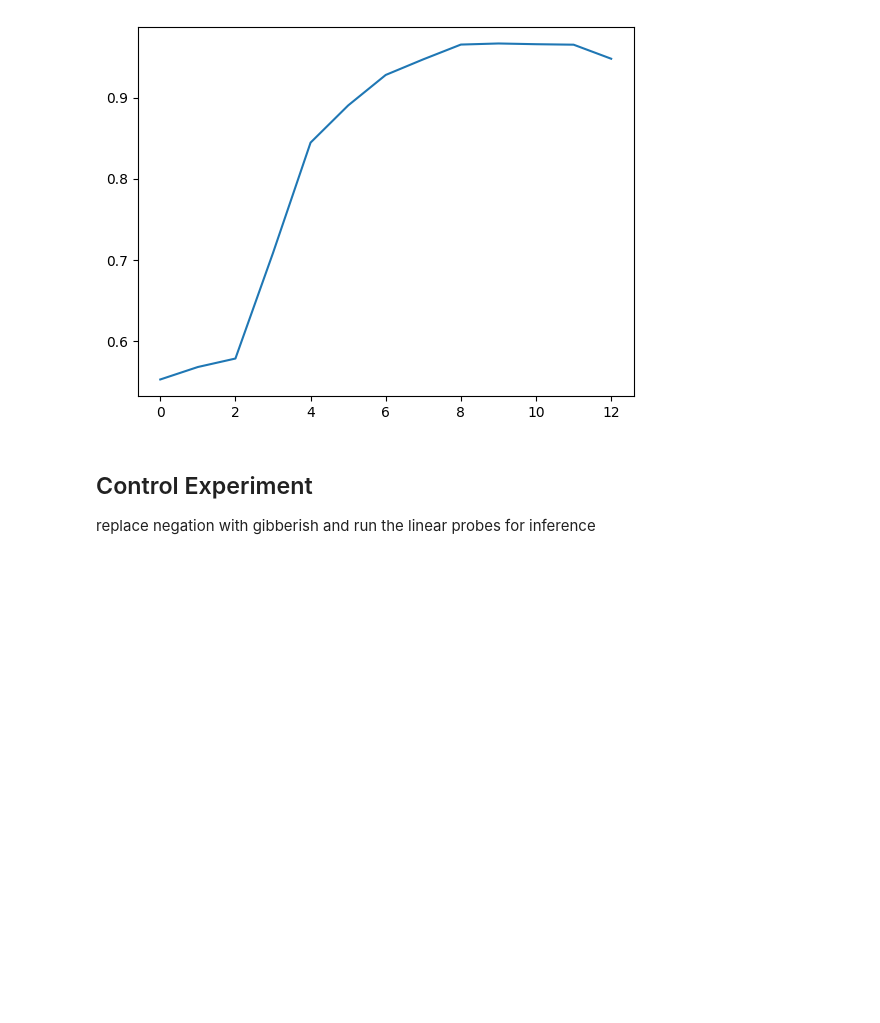
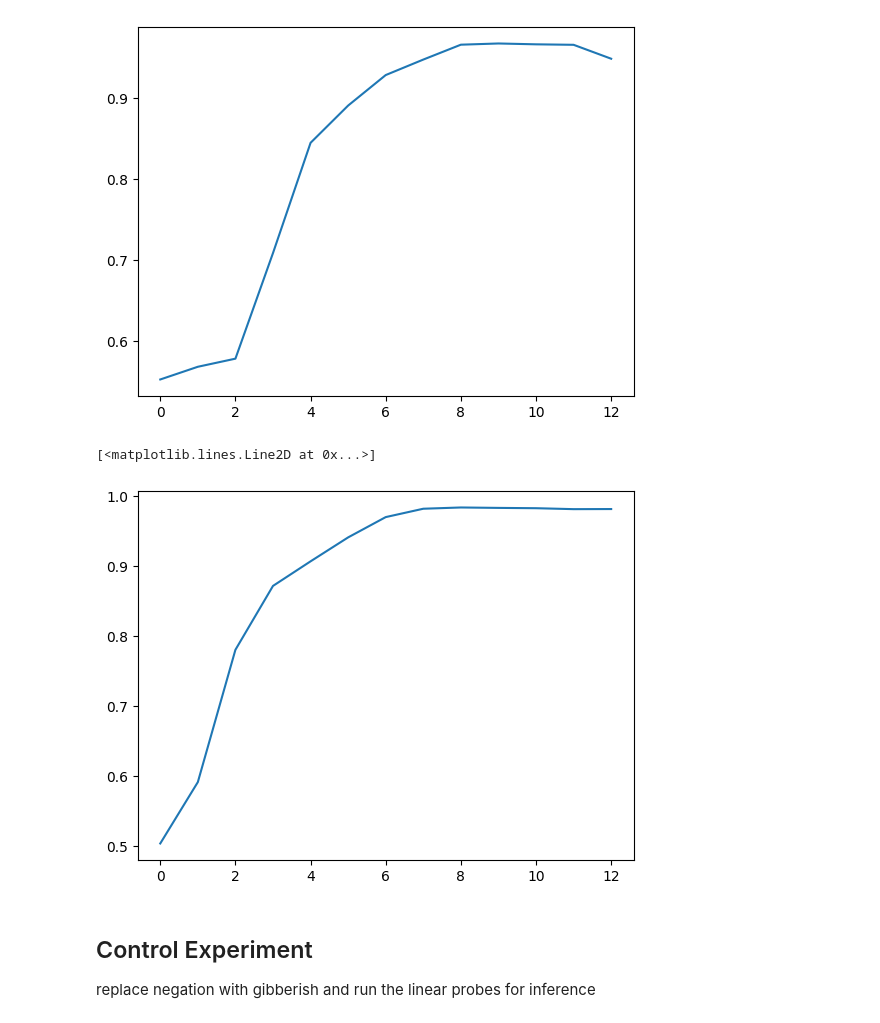
Before and after one commit to shashwat1002/negation_new, a Jupyter notebook: negation_probing.ipynb, the cells around one changed output. Saved outputs shown, nothing was run; the diff lists cells and outputs as text; code cells hidden in the pictures; blank space fills up the shorter version.

Commit message:
rerun experiments and add DeBERTa

```diff
--- a/negation_probing.ipynb
+++ b/negation_probing.ipynb
@@ -65,7 +69,11 @@ Found cached dataset data_xor (/home2/shashwat.s/main_thread/negation_new/{'cach
 # %%
 train, train_labels = get_hidden_states_many_examples(model_wrapped, train_dataset_xor, n=1000, batch_size=100)
+# %%
+train_deberta, train_labels = get_hidden_states_many_examples(model_wrapped_deberta, train_dataset_xor, n=1000, batch_size=100)
 # %%
 test, test_labels = get_hidden_states_many_examples(model_wrapped, test_dataset_xor, n=10000, batch_size=100)
+# %%
+test_deberta, test_labels = get_hidden_states_many_examples(model_wrapped_deberta, test_dataset_xor, n=10000, batch_size=100)
 # %%
 ic(len(test_labels))
 ic(test_labels.size())
@@ -206,0 +219,2 @@ At iterate  200    f=  1.17931D+02    |proj g|=  8.91336D-02
+# %%
+models_deberta_xor, accuracies = run_experiment_across_layers(linear_probe_experiment, train_deberta, train_labels, test_deberta, test_labels)
@@ -207,11 +341,19 @@ At iterate  200    f=  1.17931D+02    |proj g|=  8.91336D-02
 # %%
 reports_xor_no_control = generate_classification_report_all_layers(test, test_labels, models_xor)
 class_0_xor, class_1_xor = collect_all_precisions_recalls(reports_xor_no_control)
+# %%
+reports_xor_no_control_deberta = generate_classification_report_all_layers(test_deberta, test_labels, models_deberta_xor)
+class_0_xor_deberta, class_1_xor_deberta = collect_all_precisions_recalls(reports_xor_no_control_deberta)
 # %%
 plt.plot( [i for i in range(len(reports_xor_no_control))], [report['accuracy'] for report in reports_xor_no_control],)
 # %% [output]
 [<matplotlib.lines.Line2D at 0x...>]
 [figure]
+# %%
+plt.plot( [i for i in range(len(reports_xor_no_control))], [report['accuracy'] for report in reports_xor_no_control_deberta],)
+# %% [output]
+[<matplotlib.lines.Line2D at 0x...>]
+[figure, added]
 # %% [markdown]
 ## Control Experiment
 replace negation with gibberish and run the linear probes for inference
```
Also changed, not shown: parts of 11 cells of this notebook.
